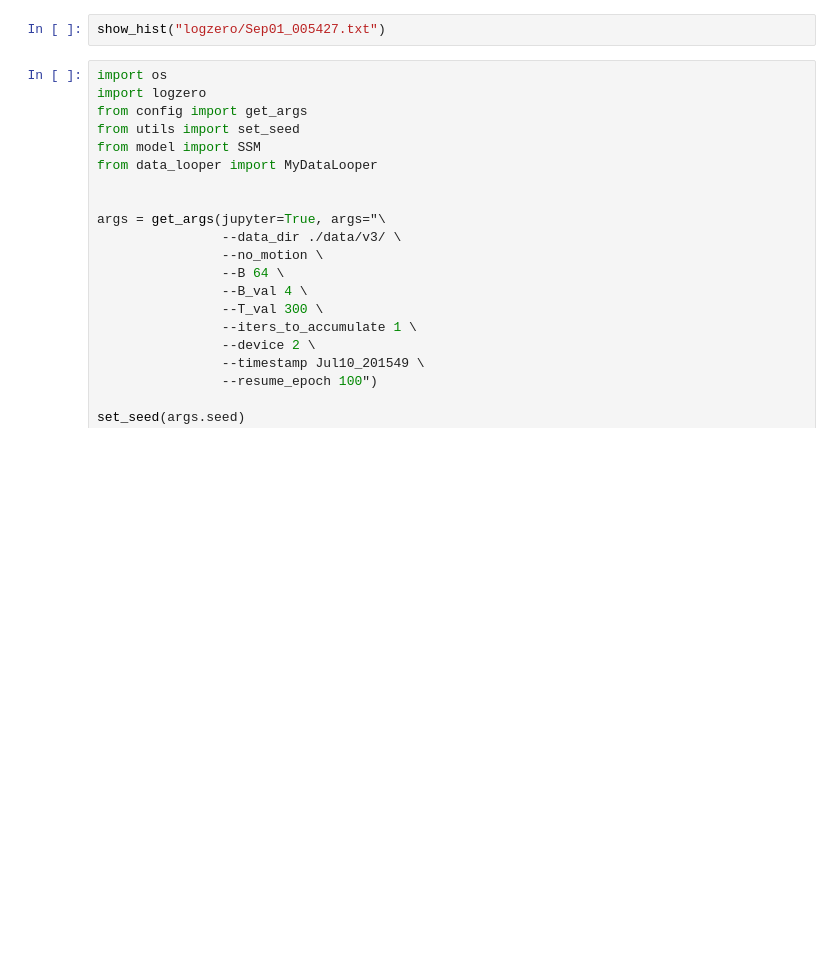
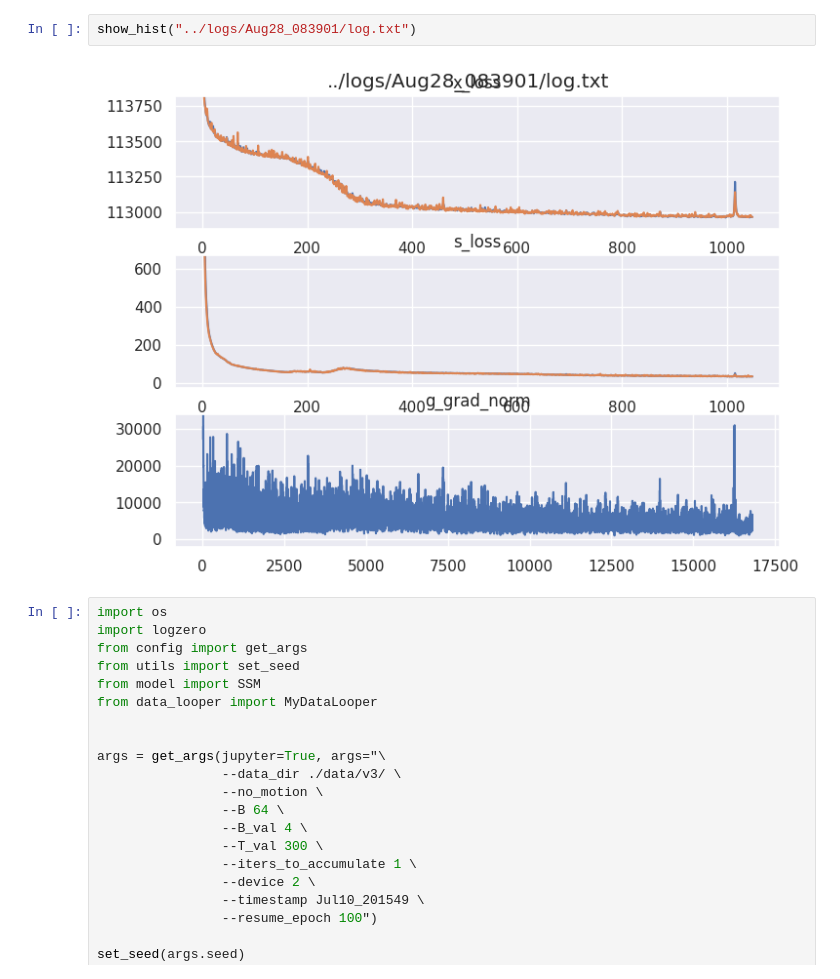
Before and after one commit to naruya/DB-SSM, a Jupyter notebook: eval.ipynb, the cells around one changed output. Drawn from its saved outputs; the diff is of its cells as text; blank space fills up the shorter version.

```diff
--- a/eval.ipynb
+++ b/eval.ipynb
@@ -88,7 +94,9 @@ def show_hist(logfile):
 
     plt.show()
 # %%
-show_hist("logzero/Sep01_005427.txt")
+show_hist("../logs/Aug28_083901/log.txt")
+# %% [output]
+[figure, added]
 # %%
 import os
 import logzero
```
Also changed, not shown: parts of 1 cell of this notebook, 6 other files.
